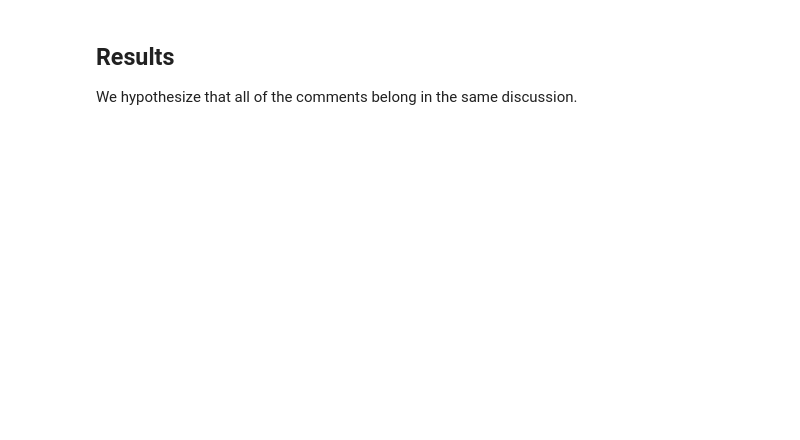
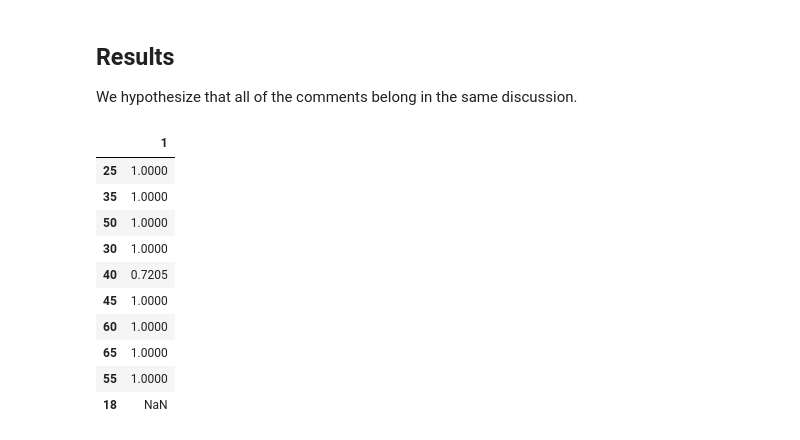
Before and after one commit to dimits-ts/aposteriori-unimodality, a Jupyter notebook: notebooks/real_life.ipynb, the cells around one changed output. Drawn from its saved outputs; the diff is of its cells as text; code cells hidden in the pictures; blank space fills up the shorter version.

```diff
--- a/notebooks/real_life.ipynb
+++ b/notebooks/real_life.ipynb
@@ -96,37 +113,26 @@ df
 ## Results
 
 We hypothesize that all of the comments belong in the same discussion.
-# %%
-print(
-    tasks.run_helper.run_aposteriori(
-        df,
-        feature_col="annotatorAge",
-        value_col="racism",
-        comment_key_col="tweet",
-        bins=10
-    )
-)
-print(
-    tasks.run_helper.run_aposteriori(
-        df,
-        feature_col="annotatorGender",
-        value_col="racism",
-        comment_key_col="tweet",
-    )
-)
-print(
-    tasks.run_helper.run_aposteriori(
-        df,
-        feature_col="annotatorRace",
-        value_col="racism",
-        comment_key_col="tweet",
-    )
-)
-print(
-    tasks.run_helper.run_aposteriori(
-        df,
-        feature_col="random",
-        value_col="racism",
-        comment_key_col="tweet",
-    )
-)
+# %%
+df2 = df.copy()
+df2["fake_index"] = 1
+# %%
+tasks.run_helper.results(
+    df2,
+    discussion_id_col="fake_index",
+    sdb_column="annotatorAge",
+    value_col="racism",
+    comment_key_col="tweet",
+)
+# %% [output]
+|  | 1 |
+| 25 | 1.0000 |
+| 35 | 1.0000 |
+| 50 | 1.0000 |
+| 30 | 1.0000 |
+| 40 | 0.7205 |
+| 45 | 1.0000 |
+| 60 | 1.0000 |
+| 65 | 1.0000 |
+| 55 | 1.0000 |
+| 18 | NaN |
```
Also changed, not shown: parts of 4 cells of this notebook, 1 other file.
